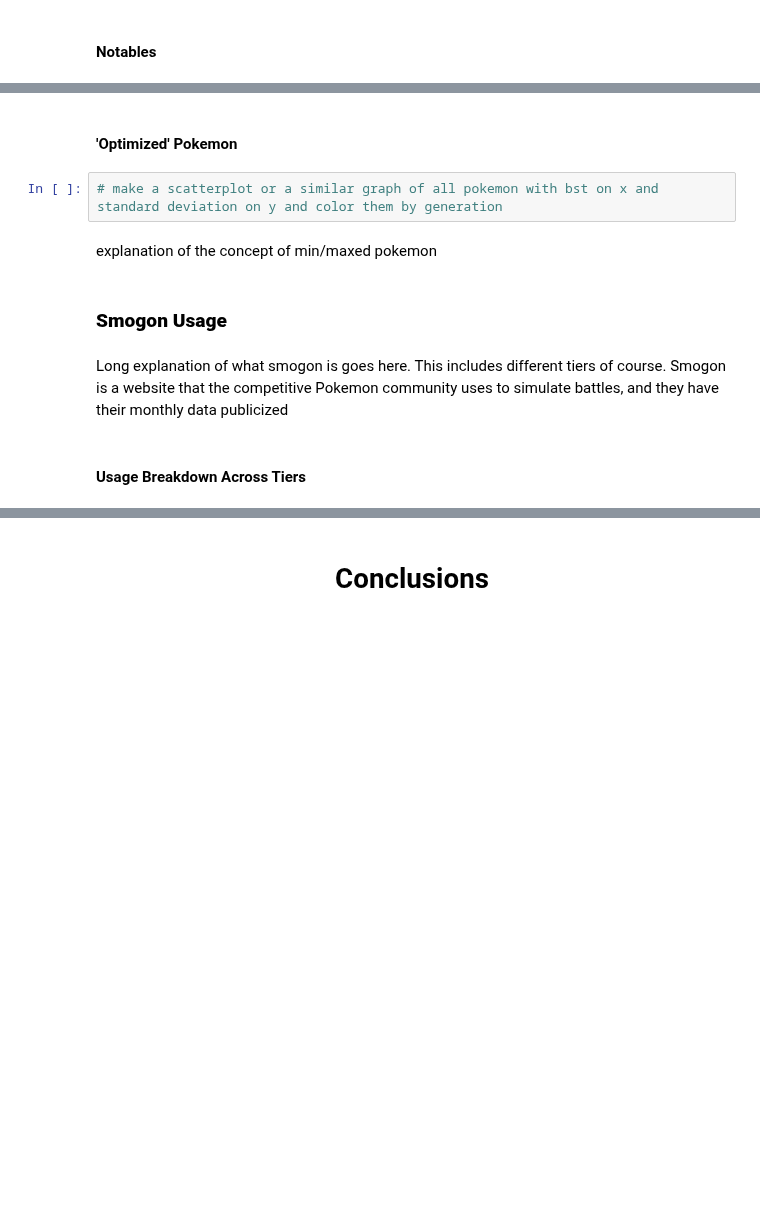
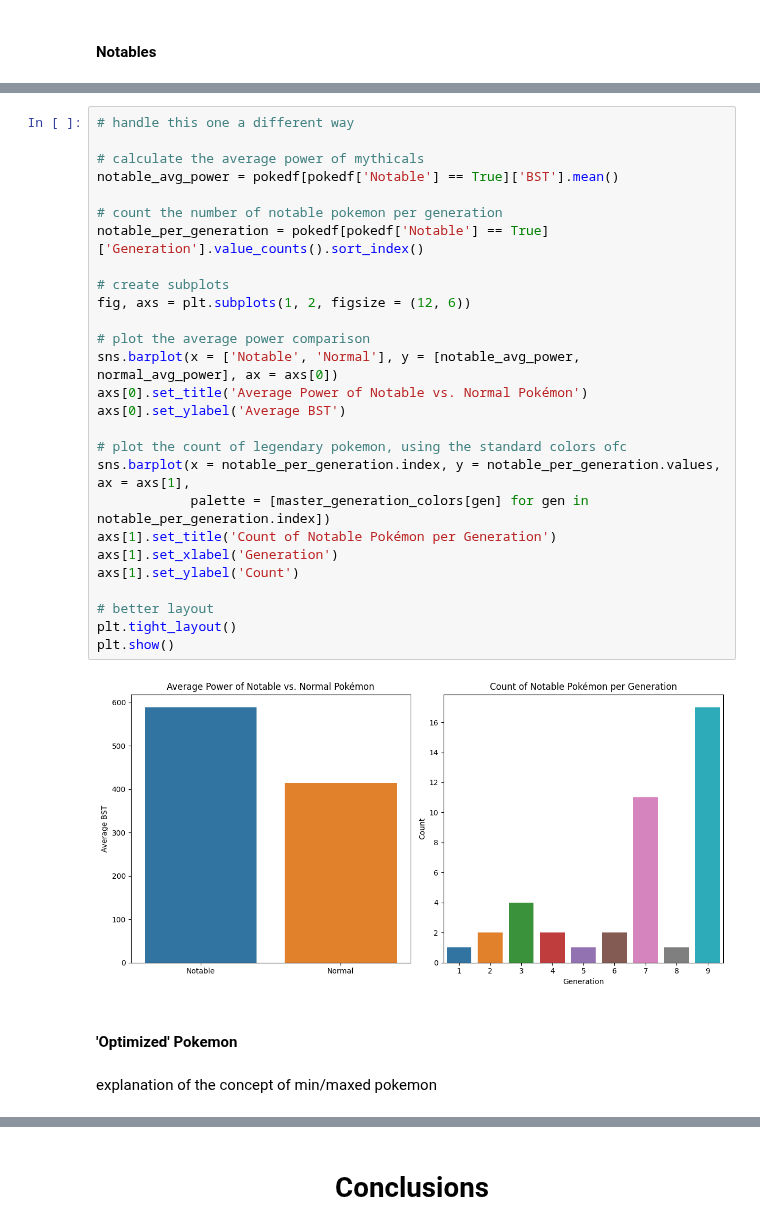
Before and after one commit to AryanSunkersett/Pokemon-Powercreep-EDA, a Jupyter notebook: pokemon-powercreep-eda.ipynb, the cells around one changed output, grey strips where cells are left out. Saved outputs shown, nothing was run; the diff lists cells and outputs as text; blank space fills up the shorter version.

```diff
--- a/pokemon-powercreep-eda.ipynb
+++ b/pokemon-powercreep-eda.ipynb
@@ -311,13 +466,33 @@ plt.show()
+# %%
+# handle this one a different way
+
+# calculate the average power of mythicals
+notable_avg_power = pokedf[pokedf['Notable'] == True]['BST'].mean()
+
+# count the number of notable pokemon per generation
+notable_per_generation = pokedf[pokedf['Notable'] == True]['Generation'].value_counts().sort_index()
+
+# create subplots
+fig, axs = plt.subplots(1, 2, figsize = (12, 6))
+
+# plot the average power comparison
+sns.barplot(x = ['Notable', 'Normal'], y = [notable_avg_power, normal_avg_power], ax = axs[0])
+axs[0].set_title('Average Power of Notable vs. Normal Pokémon')
+axs[0].set_ylabel('Average BST')
+
+# plot the count of legendary pokemon, using the standard colors ofc
+sns.barplot(x = notable_per_generation.index, y = notable_per_generation.values, ax = axs[1],
+            palette = [master_generation_colors[gen] for gen in notable_per_generation.index])
+axs[1].set_title('Count of Notable Pokémon per Generation')
+axs[1].set_xlabel('Generation')
+axs[1].set_ylabel('Count')
+
+# better layout
+plt.tight_layout()
+plt.show()
+# %% [output]
+[figure, added]
 # %% [markdown]
 #### 'Optimized' Pokemon
-# %%
-# make a scatterplot or a similar graph of all pokemon with bst on x and standard deviation on y and color them by generation
 # %% [markdown]
 explanation of the concept of min/maxed pokemon
-# %% [markdown]
-### **Smogon Usage**
-# %% [markdown]
-Long explanation of what smogon is goes here. This includes different tiers of course.
-Smogon is a website that the competitive Pokemon community uses to simulate battles, and they have their monthly data publicized
-# %% [markdown]
-#### Usage Breakdown Across Tiers
```
Also changed, not shown: parts of 12 cells of this notebook.
